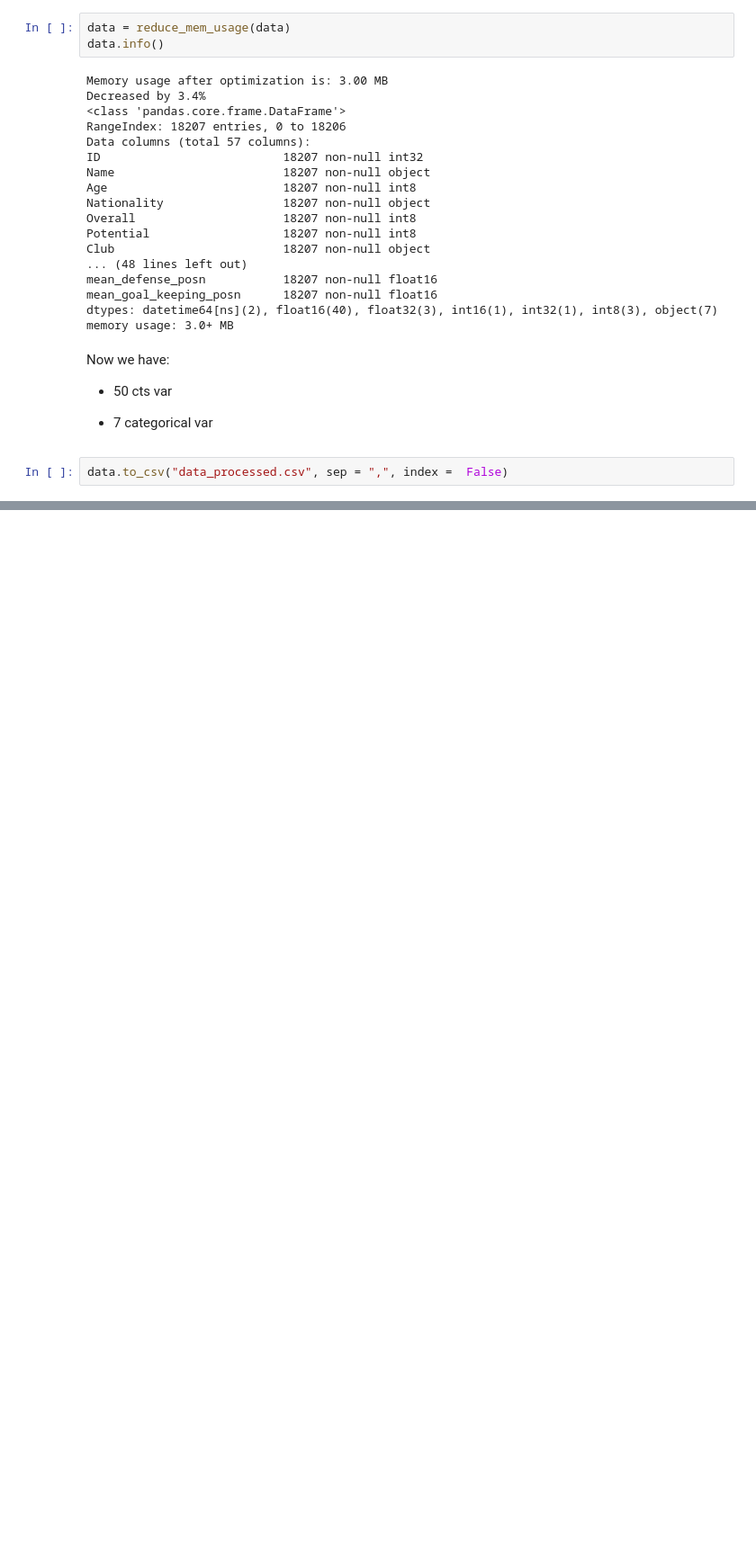
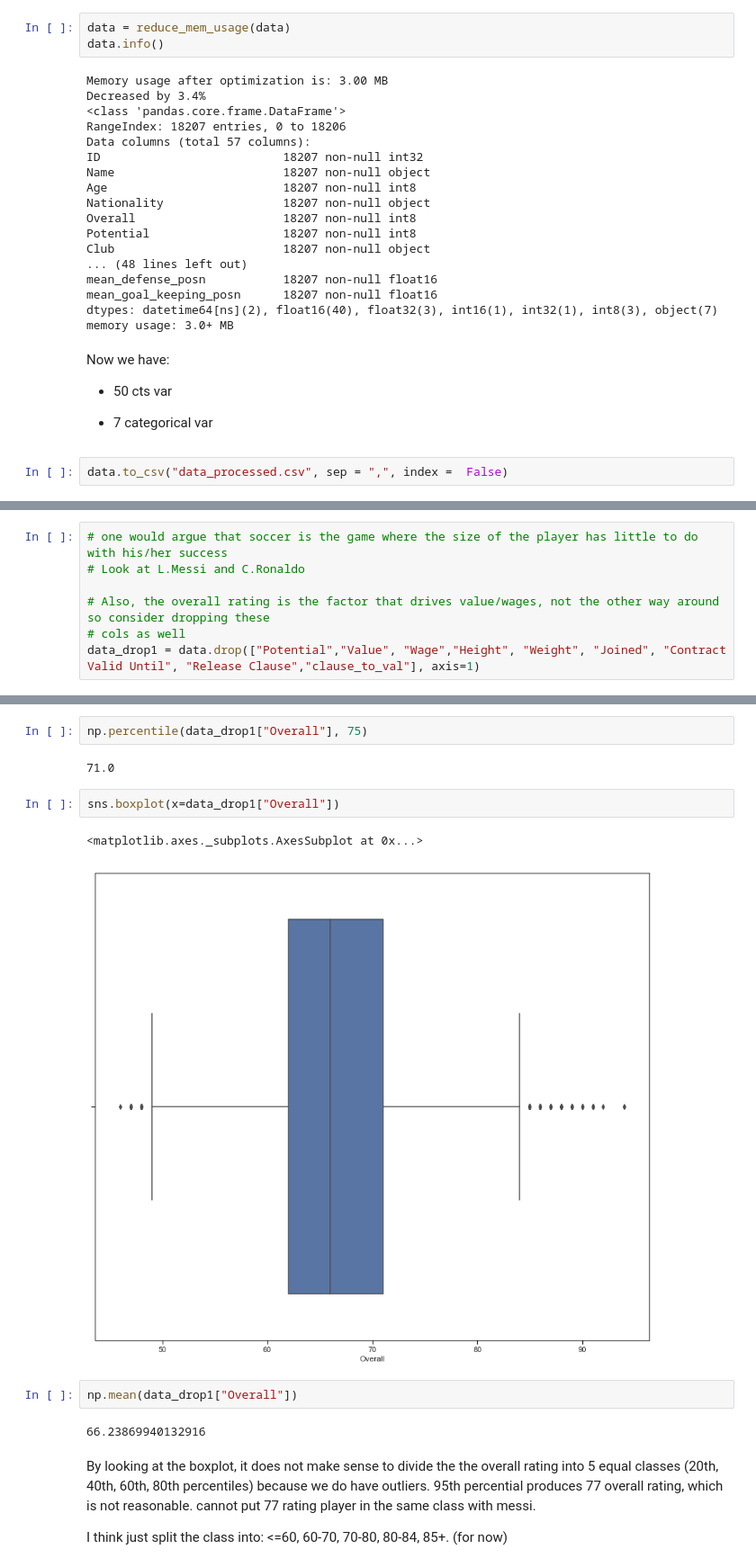
Before and after one commit to HieuFromWaterloo/stat441_project, a Jupyter notebook: Exploration.ipynb, the cells around one changed output, grey strips where cells are left out. Shown at 90% size. Drawn from its saved outputs; the diff is of its cells as text; blank space fills up the shorter version.

Commit message:
split data into 5 divisions instead of using percentile

```diff
--- a/Exploration.ipynb
+++ b/Exploration.ipynb
@@ -804,0 +789,7 @@ Name: ID, dtype: int64
+# %%
+# one would argue that soccer is the game where the size of the player has little to do with his/her success
+# Look at L.Messi and C.Ronaldo
+
+# Also, the overall rating is the factor that drives value/wages, not the other way around so consider dropping these
+# cols as well
+data_drop1 = data.drop(["Potential","Value", "Wage","Height", "Weight", "Joined", "Contract Valid Until", "Release Clause","clause_to_val"], axis=1)
@@ -804,0 +813,17 @@ Name: ID, dtype: int64
+# %%
+np.percentile(data_drop1["Overall"], 75)
+# %% [output]
+71.0
+# %%
+sns.boxplot(x=data_drop1["Overall"])
+# %% [output]
+<matplotlib.axes._subplots.AxesSubplot at 0x...>
+[figure, added]
+# %%
+np.mean(data_drop1["Overall"])
+# %% [output]
+66.23869940132916
+# %% [markdown]
+By looking at the boxplot, it does not make sense to divide the the overall rating into 5 equal classes (20th, 40th, 60th, 80th percentiles) because we do have outliers. 95th percential produces 77 overall rating, which is not reasonable. cannot put 77 rating player in the same class with messi.
+
+I think just split the class into: <=60, 60-70, 70-80, 80-84, 85+. (for now)
```
Also changed, not shown: parts of 8 cells of this notebook.
